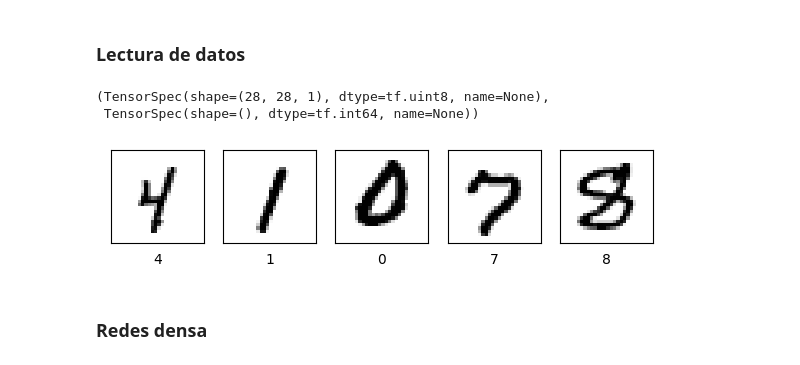
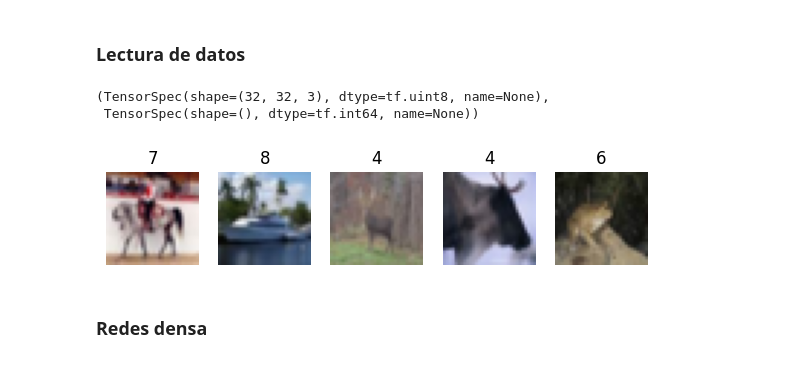
Before and after one commit to andres-merino/Minicurso-ProcesamientoImagenes, a Jupyter notebook: ProcesamientoImagenes.ipynb, the cells around one changed output. Saved outputs shown, nothing was run; the diff lists cells and outputs as text; code cells hidden in the pictures.

```diff
--- a/ProcesamientoImagenes.ipynb
+++ b/ProcesamientoImagenes.ipynb
@@ -177,30 +166,27 @@ import matplotlib.pyplot as plt
 ### <font color='264CC7'> Lectura de datos</font>
 # %%
 #Descargar set de datos de MNIST (Numeros escritos a mano, etiquetados)
-datos, metadatos = tfds.load('mnist', as_supervised=True, with_info=True)
+datos, metadatos = tfds.load('cifar10', as_supervised=True, with_info=True)
 
 #Obtener en variables separadas los datos de entrenamiento (60k) y pruebas (10k)
 datos_train, datos_test = datos['train'], datos['test']
 # %%
 datos_train.take(1).element_spec
 # %% [output]
-(TensorSpec(shape=(28, 28, 1), dtype=tf.uint8, name=None),
+(TensorSpec(shape=(32, 32, 3), dtype=tf.uint8, name=None),
  TensorSpec(shape=(), dtype=tf.int64, name=None))
 # %%
 plt.figure(figsize=(7,7))
 
 for i, (imagen, etiqueta) in enumerate(datos_train.take(5)):
     imagen = imagen.numpy()
     plt.subplot(5,5,i+1)
-    plt.xticks([])
-    plt.yticks([])
-    plt.grid(False)
     plt.imshow(imagen, cmap=plt.cm.binary)
-    plt.xlabel(etiqueta.numpy())
-
+    plt.title(etiqueta.numpy())
+    plt.axis('off')
 plt.show()
 # %% [output]
-[figure, old version]
+[figure, new version]
 # %% [markdown]
 ### <font color='264CC7'> Redes densa</font>
 # %%
```
Also changed, not shown: parts of 15 cells of this notebook.
